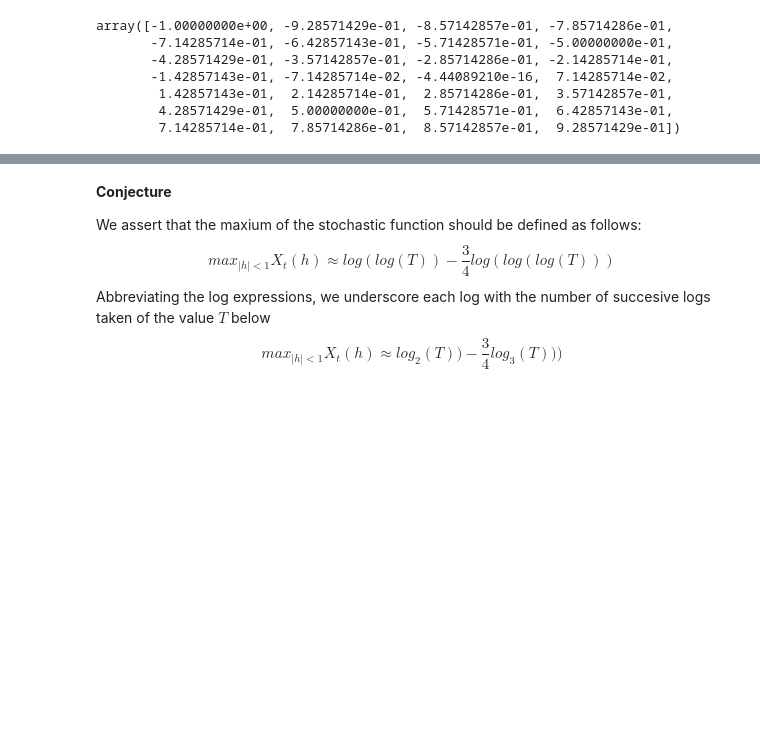
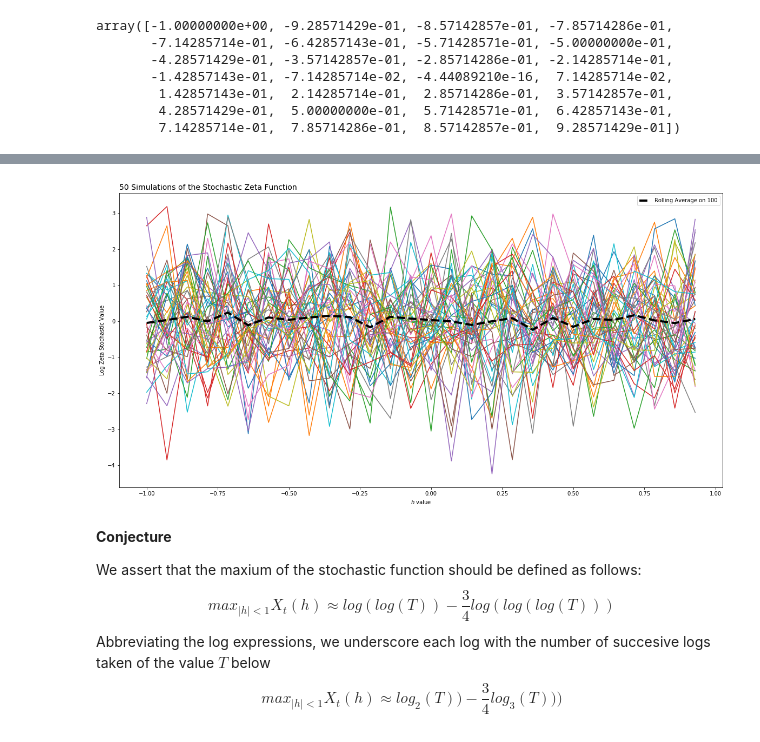
Before and after one commit to Raj9898/Random_Zeta, a Jupyter notebook: Zeta Function Simulation.ipynb, the cells around one changed output, grey strips where cells are left out. Saved outputs shown, nothing was run; the diff lists cells and outputs as text; code cells hidden in the pictures; blank space fills up the shorter version.

```diff
--- a/Zeta Function Simulation.ipynb
+++ b/Zeta Function Simulation.ipynb
@@ -97,6 +57,38 @@ Where $p$ refers to the primes, $Re$ is concerned with the 'real' part of the ex
 
 Through Euler's method we have the following realization
 $$X_T(h) = \sum_{p\leq T}\cdot \frac{1}{\sqrt{p}}cos(\theta_p - hlog(p))$$
+# %%
+%%cython
+cimport numpy as nc
+from libc.math cimport log, sqrt, pi, cos
+
+import pyximport
+pyximport.install(pyimport=True)
+
+from random import uniform
+
+# Model is developed above
+def zetaStochastic(double h, int T, nc.ndarray prime_list) -> double:
+    """
+    An itterative algorithm for computing the stochastic Zeta function defined X_t(h)
+    :param h: Provide a floating interval range to observe the Zeta function
+    :param T: Provide an integer number to cap off the consecutive sum of primes
+    :param prime list: Provide an array of prime numbers
+    :return: Returns a value for the stochastic Zeta function
+    """
+    assert T < int(1e10), 'Our prime list does not exceed the value 10^7'
+
+    cdef double ret_val = 0.0
+    cdef int p = 0
+
+    # filter the primes up to and including the value of T
+    cdef nc.ndarray primes = prime_list[prime_list <= T]
+
+    # itterate through the primes using the specified model
+    for p in primes:
+        ret_val += 1/sqrt(p) * cos(uniform(0, 2*pi) - h*log(p))
+
+    return ret_val
 # %%
 # value of T placed at 10^7 (ideally taken should be taken 10^15, 10^25, etc)
 T_val = int(1e6)
@@ -127,17 +160,19 @@ y
 # minimum = [y[:, :i+1].min() for i in range(y.shape[1])]
 # %%
 plt.figure(figsize=(20,10))
-plt.title("{} Simulations of the Stochastic Zeta Function".format(sims), loc='left', size=14)
-for i in y:
+plt.title("50 Simulations of the Stochastic Zeta Function", loc='left', size=14)
+for i in y[:50]:
     plt.plot(x, i)
-plt.plot(x, np.average(y, axis=0), lw=4, color='black', label='Rolling Average', ls='--')
+plt.plot(x, np.average(y, axis=0), lw=4, color='black', label='Rolling Average on {}'.format(sims), ls='--')
 # plt.plot(x, maximum, lw=2, color='red', ls='--', label='Rolling Maximum')
 # plt.plot(x, minimum, lw=2, color='red', ls='--', label='Rolling Minimum')
 
 plt.ylabel('Log Zeta Stochastic Value')
 plt.xlabel('$h$ value')
 plt.legend()
 plt.show()
+# %% [output]
+[figure, added]
 # %% [markdown]
 **Conjecture**
 
```
Also changed, not shown: parts of 27 cells of this notebook.
